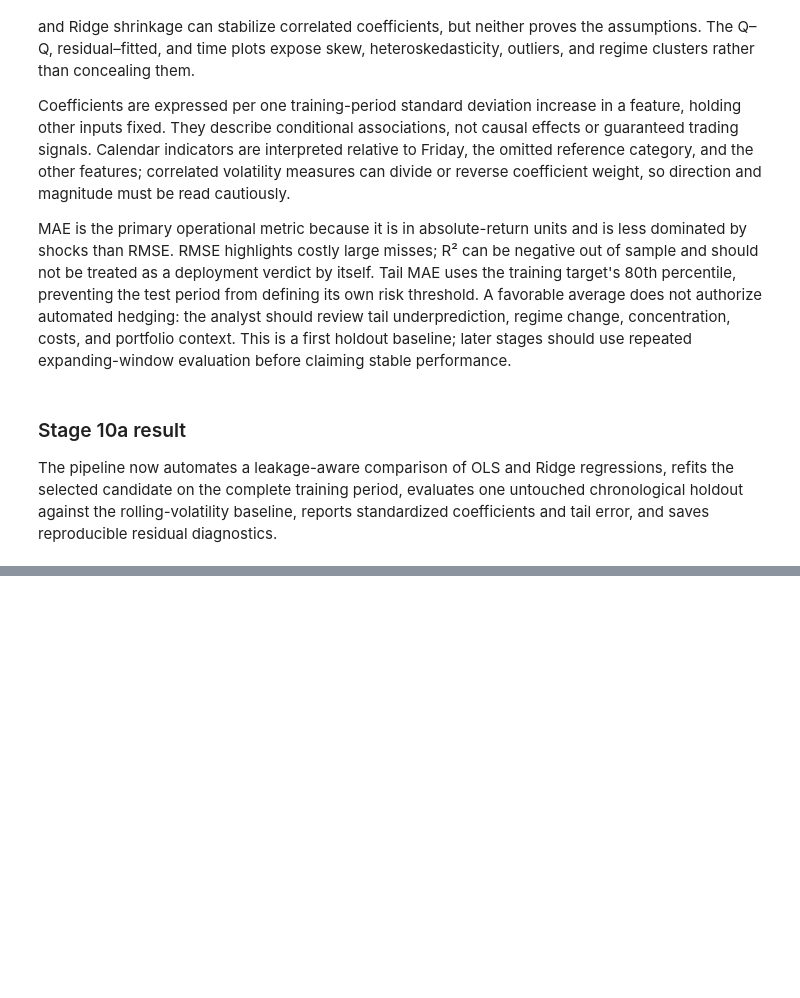
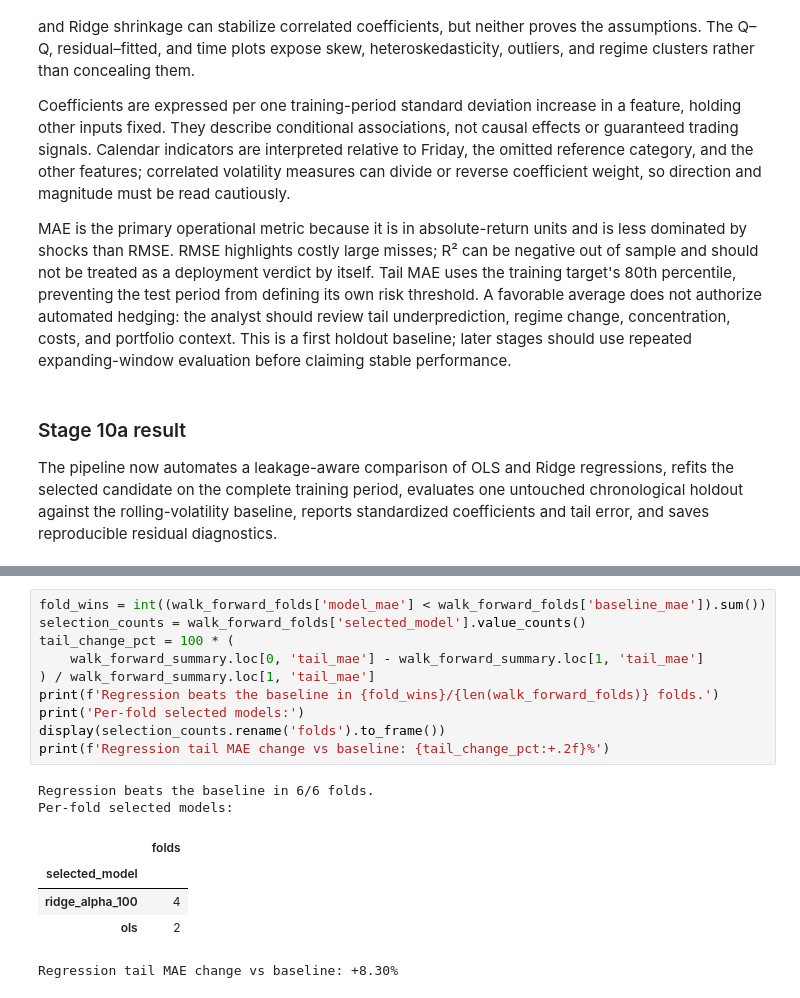
Before and after one commit to kevin-666777/bootcamp_zizhe_zhou, a Jupyter notebook: project/notebooks/project_pipeline.ipynb, the cells around one changed output, grey strips where cells are left out. Drawn from its saved outputs; the diff is of its cells as text; blank space fills up the shorter version.

```diff
--- a/project/notebooks/project_pipeline.ipynb
+++ b/project/notebooks/project_pipeline.ipynb
@@ -751,0 +843,18 @@ The pipeline now automates a leakage-aware comparison of OLS and Ridge regressio
+# %%
+fold_wins = int((walk_forward_folds['model_mae'] < walk_forward_folds['baseline_mae']).sum())
+selection_counts = walk_forward_folds['selected_model'].value_counts()
+tail_change_pct = 100 * (
+    walk_forward_summary.loc[0, 'tail_mae'] - walk_forward_summary.loc[1, 'tail_mae']
+) / walk_forward_summary.loc[1, 'tail_mae']
+print(f'Regression beats the baseline in {fold_wins}/{len(walk_forward_folds)} folds.')
+print('Per-fold selected models:')
+display(selection_counts.rename('folds').to_frame())
+print(f'Regression tail MAE change vs baseline: {tail_change_pct:+.2f}%')
+# %% [output]
+Regression beats the baseline in 6/6 folds.
+Per-fold selected models:
+|  | folds |
+| selected_model |  |
+| ridge_alpha_100 | 4 |
+| ols | 2 |
+Regression tail MAE change vs baseline: +8.30%
```
Also changed, not shown: parts of 7 cells of this notebook, 7 other files.
